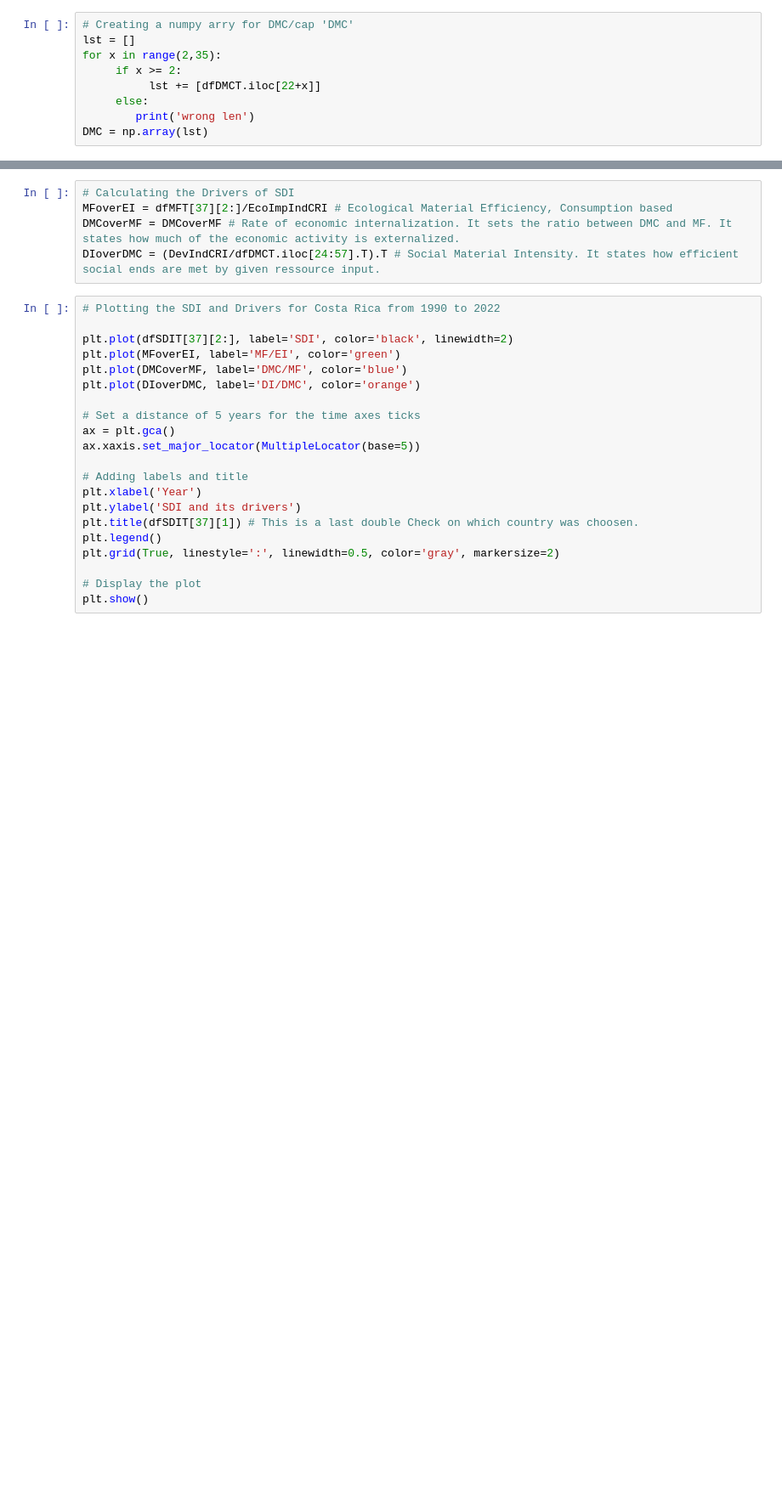
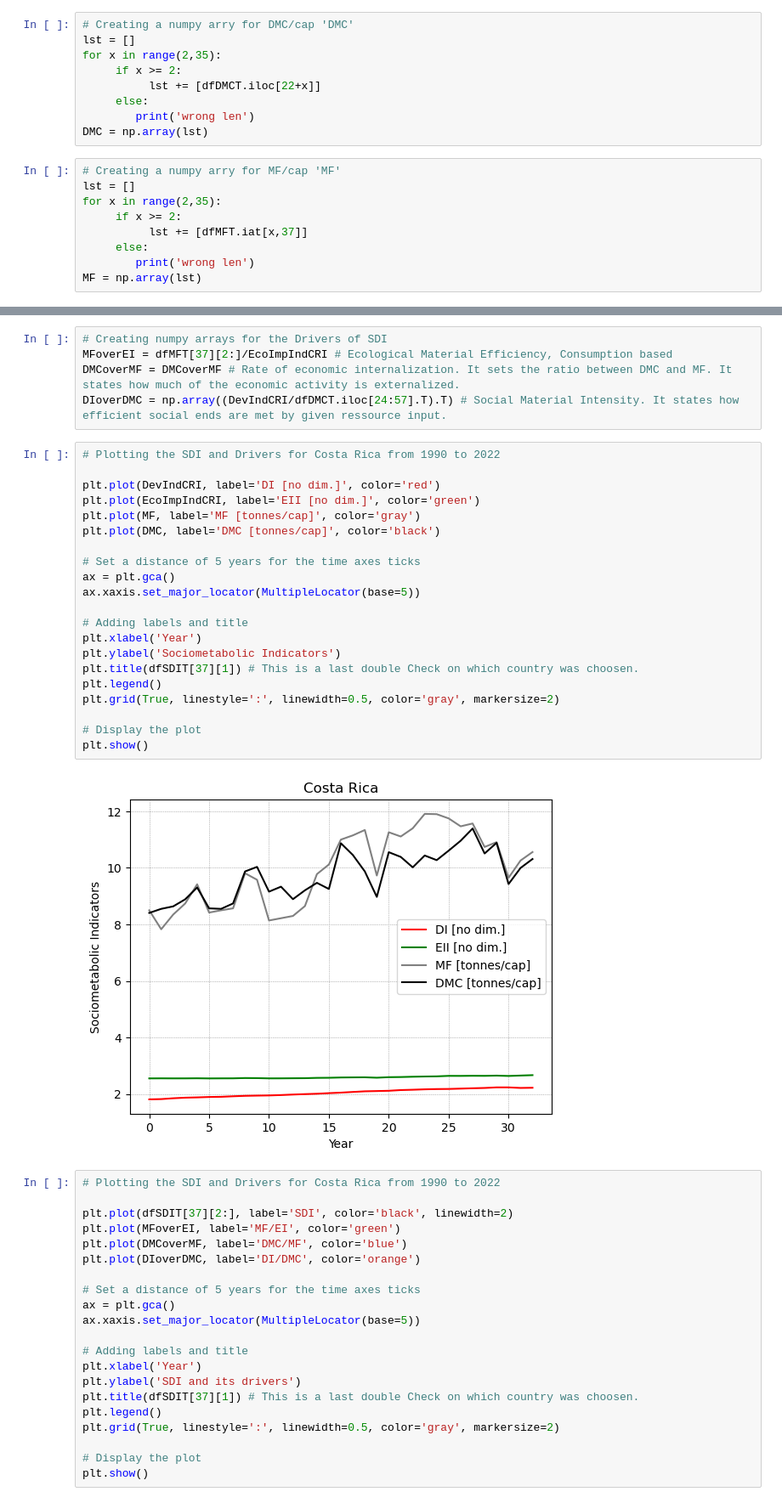
Before and after one commit to SamGrof/SDI_Decomposition, a Jupyter notebook: SDI_Index_Decomposition_Costa_Rica_July_24.ipynb, the cells around one changed output, grey strips where cells are left out. Shown at 85% size. Cells and saved outputs as stored; diff of their text form; blank space fills up the shorter version.

```diff
--- a/SDI_Index_Decomposition_Costa_Rica_July_24.ipynb
+++ b/SDI_Index_Decomposition_Costa_Rica_July_24.ipynb
@@ -108,3 +101,12 @@ for x in range(2,35):
      else:
         print('wrong len')
 DMC = np.array(lst)
+# %%
+# Creating a numpy arry for MF/cap 'MF'
+lst = []
+for x in range(2,35):
+     if x >= 2:
+          lst += [dfMFT.iat[x,37]]
+     else:
+        print('wrong len')
+MF = np.array(lst)
@@ -111,8 +122,31 @@ DMC = np.array(lst)
 # %%
-# Calculating the Drivers of SDI
+# Creating numpy arrays for the Drivers of SDI
 MFoverEI = dfMFT[37][2:]/EcoImpIndCRI # Ecological Material Efficiency, Consumption based
 DMCoverMF = DMCoverMF # Rate of economic internalization. It sets the ratio between DMC and MF. It states how much of the economic activity is externalized.
-DIoverDMC = (DevIndCRI/dfDMCT.iloc[24:57].T).T # Social Material Intensity. It states how efficient social ends are met by given ressource input.
+DIoverDMC = np.array((DevIndCRI/dfDMCT.iloc[24:57].T).T) # Social Material Intensity. It states how efficient social ends are met by given ressource input.
+# %%
+# Plotting the SDI and Drivers for Costa Rica from 1990 to 2022
+
+plt.plot(DevIndCRI, label='DI [no dim.]', color='red')
+plt.plot(EcoImpIndCRI, label='EII [no dim.]', color='green')
+plt.plot(MF, label='MF [tonnes/cap]', color='gray')
+plt.plot(DMC, label='DMC [tonnes/cap]', color='black')
+
+# Set a distance of 5 years for the time axes ticks
+ax = plt.gca()
+ax.xaxis.set_major_locator(MultipleLocator(base=5))
+
+# Adding labels and title
+plt.xlabel('Year')
+plt.ylabel('Sociometabolic Indicators')
+plt.title(dfSDIT[37][1]) # This is a last double Check on which country was choosen.
+plt.legend()
+plt.grid(True, linestyle=':', linewidth=0.5, color='gray', markersize=2)
+
+# Display the plot
+plt.show()
+# %% [output]
+[figure, added]
 # %%
 # Plotting the SDI and Drivers for Costa Rica from 1990 to 2022
 
```
Also changed, not shown: parts of 6 cells of this notebook.
